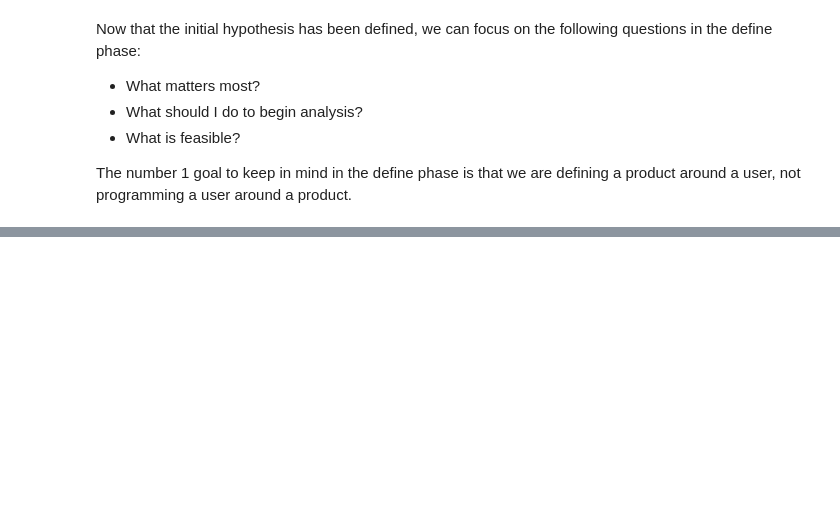
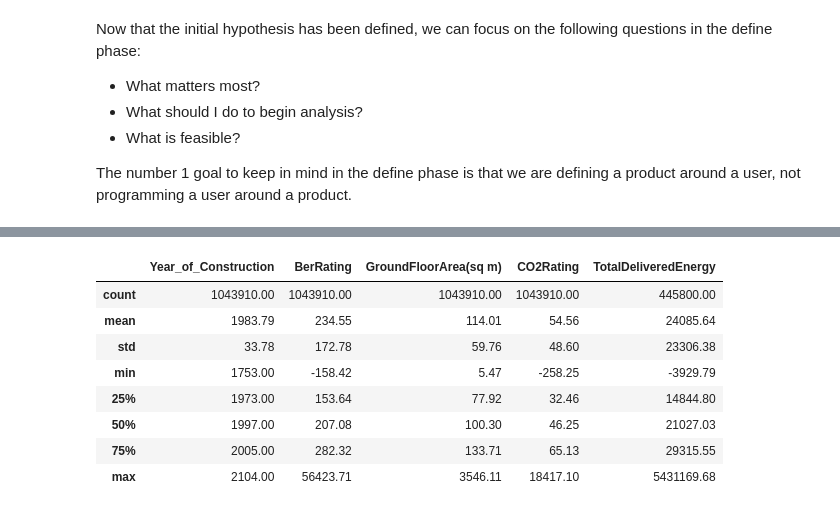
Before and after one commit to OisinB-2814/masters_thesis_ob2814, a Jupyter notebook: notebooks/define.ipynb, the cells around one changed output, grey strips where cells are left out. Drawn from its saved outputs; the diff is of its cells as text; code cells hidden in the pictures; blank space fills up the shorter version.

```diff
--- a/notebooks/define.ipynb
+++ b/notebooks/define.ipynb
@@ -19,0 +54,13 @@ This now sets up the body of work aligned with the define phase of this thesis.
+# %%
+# Taking a look at the SEAI dataset numerical columns
+seai.describe()
+# %% [output]
+|  | Year_of_Construction | BerRating | GroundFloorArea(sq m) | CO2Rating | TotalDeliveredEnergy |
+| count | 1043910.00 | 1043910.00 | 1043910.00 | 1043910.00 | 445800.00 |
+| mean | 1983.79 | 234.55 | 114.01 | 54.56 | 24085.64 |
+| std | 33.78 | 172.78 | 59.76 | 48.60 | 23306.38 |
+| min | 1753.00 | -158.42 | 5.47 | -258.25 | -3929.79 |
+| 25% | 1973.00 | 153.64 | 77.92 | 32.46 | 14844.80 |
+| 50% | 1997.00 | 207.08 | 100.30 | 46.25 | 21027.03 |
+| 75% | 2005.00 | 282.32 | 133.71 | 65.13 | 29315.55 |
+| max | 2104.00 | 56423.71 | 3546.11 | 18417.10 | 5431169.68 |
```
Also changed, not shown: parts of 38 cells of this notebook, 2 other files.
